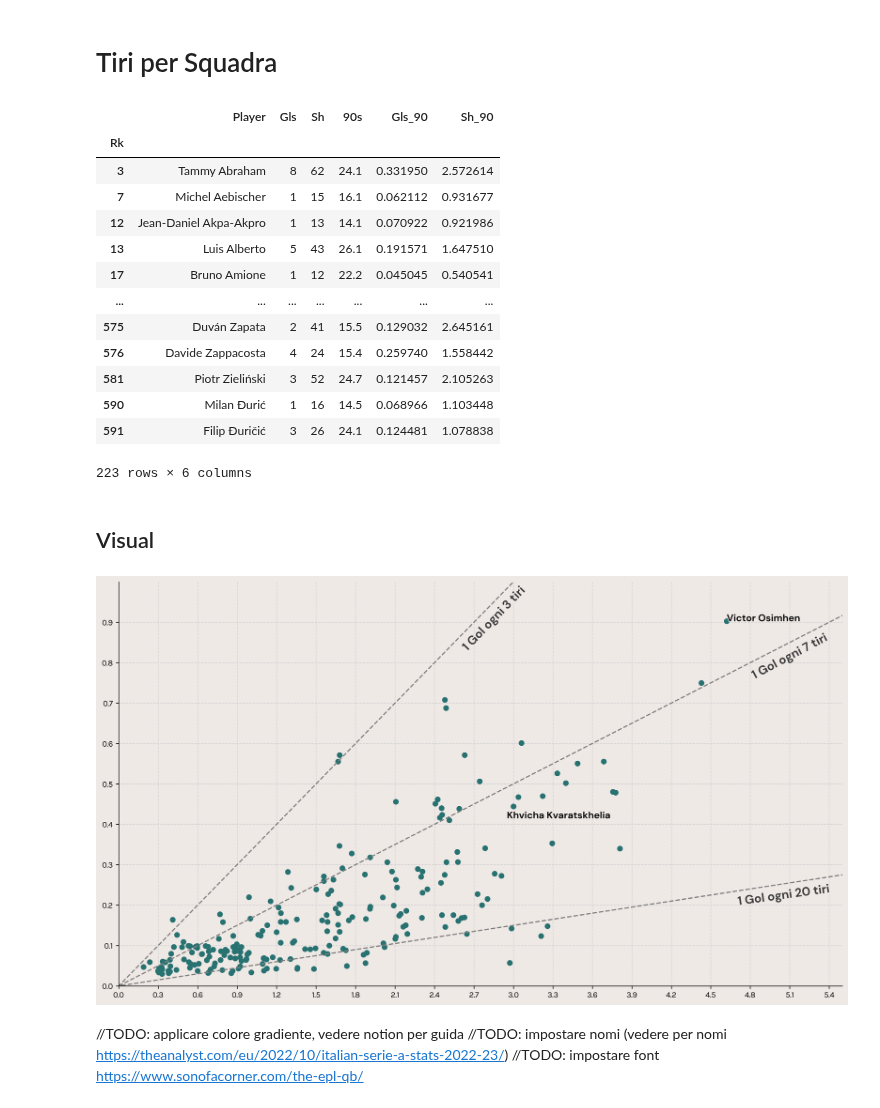
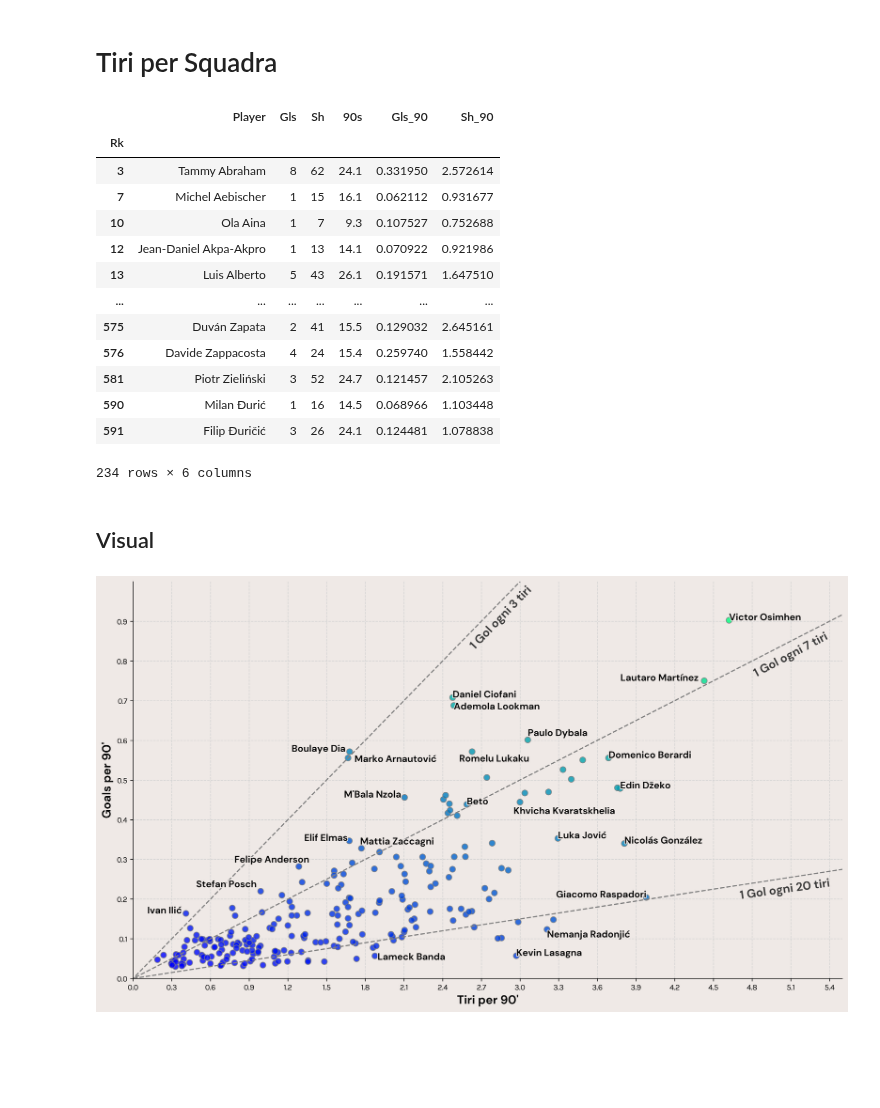
Before and after one commit to Weinsz/SciViz-SerieA-2022-23, a Jupyter notebook: Grafici/TiriGiocatori.ipynb, the cells around one changed output. Drawn from its saved outputs; the diff is of its cells as text; code cells hidden in the pictures; blank space fills up the shorter version.

Commit message:
Terminato TiriGiocatori

```diff
--- a/Grafici/TiriGiocatori.ipynb
+++ b/Grafici/TiriGiocatori.ipynb
@@ -21,11 +22,10 @@ for x in os.listdir(font_path):
                 continue
 
 plt.style.use("../Grafici/assets/stylesheets/soc_base.mplstyle")
-plt.rcParams['font.family'] = 'Karla'
 # %%
 df = pd.read_csv("./data/shooting.csv", sep='\t').set_index('Rk')[['Player', 'Gls', 'Sh', '90s']]
 #df.plot.scatter('Sh', 'Gls')
-df = df[df['90s'] >= 10]
+df = df[df['90s'] >= 9]
 # %%
 def remove_noGls_noSh(df):
     for i in df.index:
@@ -44,16 +44,16 @@ df
 | Rk |  |  |  |  |  |  |
 | 3 | Tammy Abraham | 8 | 62 | 24.1 | 0.331950 | 2.572614 |
 | 7 | Michel Aebischer | 1 | 15 | 16.1 | 0.062112 | 0.931677 |
+| 10 | Ola Aina | 1 | 7 | 9.3 | 0.107527 | 0.752688 |
 | 12 | Jean-Daniel Akpa-Akpro | 1 | 13 | 14.1 | 0.070922 | 0.921986 |
 | 13 | Luis Alberto | 5 | 43 | 26.1 | 0.191571 | 1.647510 |
-| 17 | Bruno Amione | 1 | 12 | 22.2 | 0.045045 | 0.540541 |
 | ... | ... | ... | ... | ... | ... | ... |
 | 575 | Duván Zapata | 2 | 41 | 15.5 | 0.129032 | 2.645161 |
 | 576 | Davide Zappacosta | 4 | 24 | 15.4 | 0.259740 | 1.558442 |
 | 581 | Piotr Zieliński | 3 | 52 | 24.7 | 0.121457 | 2.105263 |
 | 590 | Milan Đurić | 1 | 16 | 14.5 | 0.068966 | 1.103448 |
 | 591 | Filip Đuričić | 3 | 26 | 24.1 | 0.124481 | 1.078838 |
-223 rows × 6 columns
+234 rows × 6 columns
 # %% [markdown]
 ## Visual
 # %%
@@ -62,54 +62,77 @@ def plot_line(m, ax, **kwargs):
     x = [ax.get_ylim()[0]-5, ax.get_xlim()[1]+5]
     ax.plot(x, [op(x[0]), op(x[1])], **kwargs)
 
-def ann(ax, pl, a=0, b=0):
+def ann(ax, pl, x=0, y=0):
     for i in pl.iloc:
-        ax.annotate(i.Player, xy=(0,0), xytext=(i.Sh_90+a, i.Gls_90+b),
+        ax.annotate(i.Player, xy=(0,0), xytext=(i.Sh_90+x, i.Gls_90+y),
                     color = "black", font = "DM Sans", weight = "bold",
                    path_effects=[path_effects.Stroke(linewidth=2, foreground=fig.get_facecolor()),
                 path_effects.Normal()], fontsize=12)
 # %%
+p = 0.4
+df['zscore'] = stats.zscore(df.Sh_90)*p + stats.zscore(df.Gls_90)*(1-p)
+
 fig = plt.figure(figsize=(16, 9), dpi=300)
 ax = plt.subplot()
 ax.grid(visible=True, ls='--', color='lightgrey')
-'''
-ax.set_ylim(-1, 26)
-ax.set_xlim(-3, 140)
-ax.set_ylabel("Goals")
-ax.set_xlabel("Tiri")
-'''
+
+ax.set_ylabel("Goals per 90'", fontsize = 15, color = "black", font = "DM Sans", weight = "bold")
+ax.set_xlabel("Tiri per 90'",fontsize = 15, color = "black", font = "DM Sans", weight = "bold")
+
 ax.xaxis.set_ticks([x for x in np.arange(0, 6, 0.3)])
 ax.yaxis.set_ticks([x for x in np.arange(0, 1, 0.1)])
 
 
-pl_high = ["Khvicha Kvaratskhelia", "Victor Osimhen"]
-ann(ax, df[df.Player == pl_high[0]], -0.05, -0.03)
-ann(ax, df[df.Player == pl_high[1]])
+ann(ax, df[df.Player == "Khvicha Kvaratskhelia"], -0.05, -0.03)
+ann(ax, df[df.Player == "Victor Osimhen"])
+ann(ax, df[df.Player == "Lautaro Martínez"], -0.65, 0)
+ann(ax, df[df.Player == "Luka Jović"])
+ann(ax, df[df.Player == "Edin Džeko"])
+ann(ax, df[df.Player == "Luka Jović"])
+ann(ax, df[df.Player == "Beto"])
+ann(ax, df[df.Player == "Giacomo Raspadori"], -0.7)
+
+
+ann(ax, df[(df.Sh_90 > 2.5) & (df.Gls_90 < 0.1)])
+ann(ax, df[(df.Sh_90 < 2.7) & (df.Gls_90 > 0.7)])
+ann(ax, df[(df.Sh_90 < 2.7) & (df.Gls_90.between(0.68, 0.7))], 0, -0.01)
+
+ann(ax, df[(df.Sh_90 > 3.6) & (df.Gls_90.between(0.5, 0.6))])
+ann(ax, df[(df.Sh_90 < 0.6) & (df.Gls_90 > 0.15)], -0.3)
+ann(ax, df[(df.Sh_90 < 1.8) & (df.Gls_90 > 0.56)], -0.45)
+ann(ax, df[(df.Sh_90 < 1.8) & (df.Gls_90.between(0.5, 0.56))], 0.05, -0.01)
+ann(ax, df[(df.Sh_90 > 3.0) & (df.Gls_90.between(0.59, 0.61))], 0, 0.01)
+ann(ax, df[(df.Sh_90.between(2.4, 2.7)) & (df.Gls_90.between(0.55, 0.6))], -0.1, -0.025)
+ann(ax, df[(df.Sh_90 < 2.2) & (df.Gls_90.between(0.4, 0.5))], -0.47)
+ann(ax, df[(df.Sh_90 > 3.65) & (df.Gls_90.between(0.3, 0.4))])
+ann(ax, df[(df.Sh_90 > 3.05) & (df.Gls_90 < 0.13)], 0, -0.02)
+ann(ax, df[(df.Sh_90 < 1) & (df.Gls_90 > 0.2)], -0.5, 0.01)
+ann(ax, df[(df.Sh_90 < 1.3) & (df.Gls_90 > 0.25)], -0.5, 0.01)
+ann(ax, df[(df.Sh_90.between(1.8, 1.9)) & (df.Gls_90 < 0.07)], 0.02, -0.01)
+ann(ax, df[(df.Sh_90.between(1.5, 1.7)) & (df.Gls_90.between(0.31, 0.4))], -0.35)
+ann(ax, df[(df.Sh_90.between(1.6, 1.8)) & (df.Gls_90.between(0.3, 0.33))], -0.01, 0.01)
 
 
 args = dict(color="#3A3A3A", font="DM Sans", weight="bold",
            path_effects=[path_effects.Stroke(linewidth=2, foreground=fig.get_facecolor()),
             path_effects.Normal()])
 
 ax.annotate("1 Gol ogni 20 tiri", xy=(0, 0), xytext=(4.7, 0.2), fontsize=15, **args).set_rotation(8)
 ax.annotate("1 Gol ogni 7 tiri", xy=(0, 0), xytext=(4.8, 0.76), fontsize=15, **args).set_rotation(28)
 ax.annotate("1 Gol ogni 3 tiri", xy=(0, 0), xytext=(2.6, 0.83), fontsize=15, **args).set_rotation(46)
 
 
 ax.set_ylim(0, 1)
 ax.set_xlim(0, 5.5)
 
 ax.scatter(
     df.Sh_90, df.Gls_90,
-    zorder=2
+    c=df['zscore'], cmap='winter',
+    zorder=2, ec='grey', s=55, alpha=0.8
 )
 
 plot_line(1/20, ax, color='grey', ls='--')
 plot_line(1/6, ax, color='grey', ls='--')
 plot_line(1/3, ax, color='grey', ls='--')
 # %% [output]
-[figure, old version]
+[figure, new version]
-# %% [markdown]
-//TODO: applicare colore gradiente, vedere notion per guida
-//TODO: impostare nomi (vedere per nomi https://theanalyst.com/eu/2022/10/italian-serie-a-stats-2022-23/)
-//TODO: impostare font https://www.sonofacorner.com/the-epl-qb/
```
Also changed, not shown: parts of 2 cells of this notebook, 2 other files.
